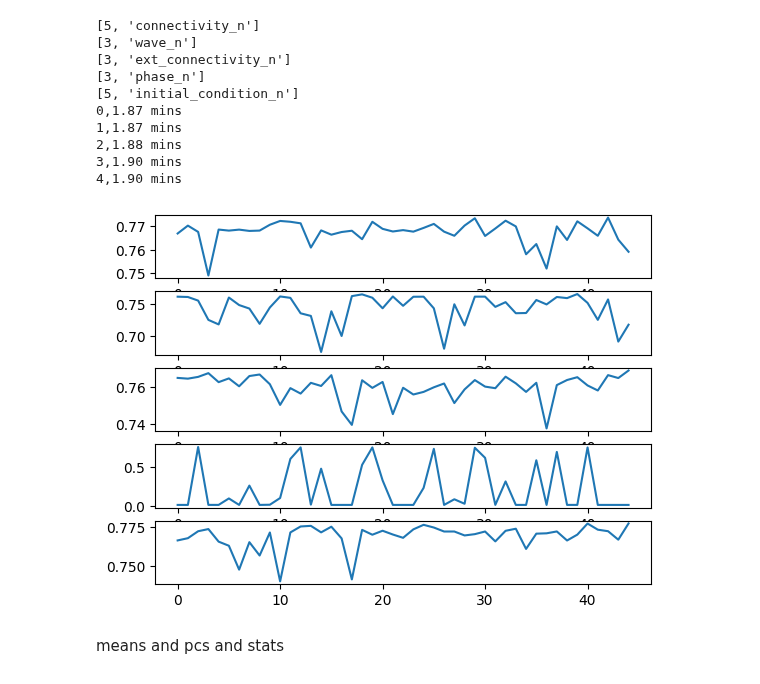
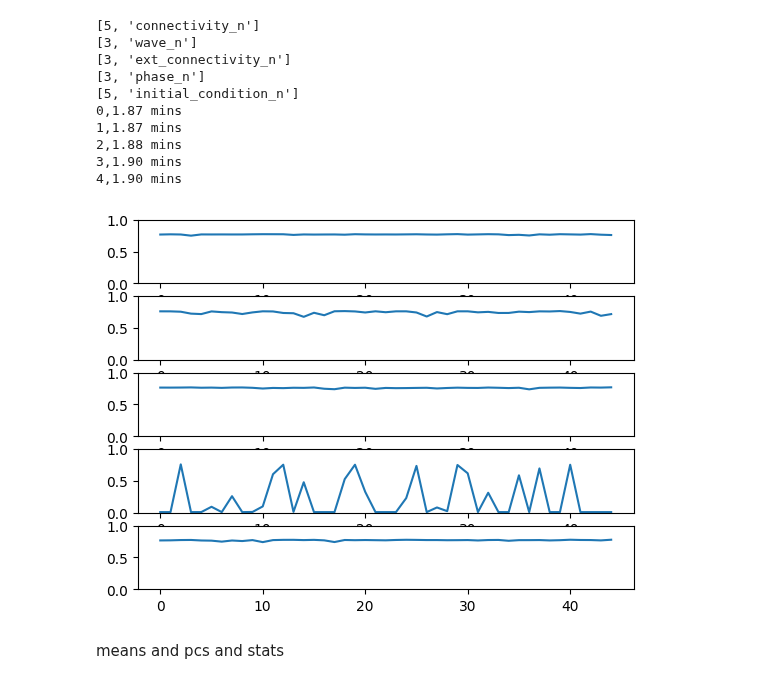
Before and after one commit to zhaoz0314/random-EI, a Jupyter notebook: pseudospatial/nTs/4-4.ipynb, the cells around one changed output. Drawn from its saved outputs; the diff is of its cells as text; code cells hidden in the pictures.

```diff
--- a/pseudospatial/nTs/4-4.ipynb
+++ b/pseudospatial/nTs/4-4.ipynb
@@ -177,9 +177,10 @@ np.savez_compressed(subdirectory + "trajs.npz", traj_s)
 # %%
 [fig, subfig_s] = plt.subplots(int(connectivity_n),1)
 for connectivity_idx in range(connectivity_n):
   subfig_s[connectivity_idx].plot(jnp.var(traj_s_free[connectivity_idx,0,0,0], axis = (-2, -1)))
+  subfig_s[connectivity_idx].set_ylim(0,1)
 # %% [output]
-[figure, old version]
+[figure, new version]
 # %% [markdown]
 means and pcs and stats
 # %%
```
Also changed, not shown: parts of 2 cells of this notebook.
